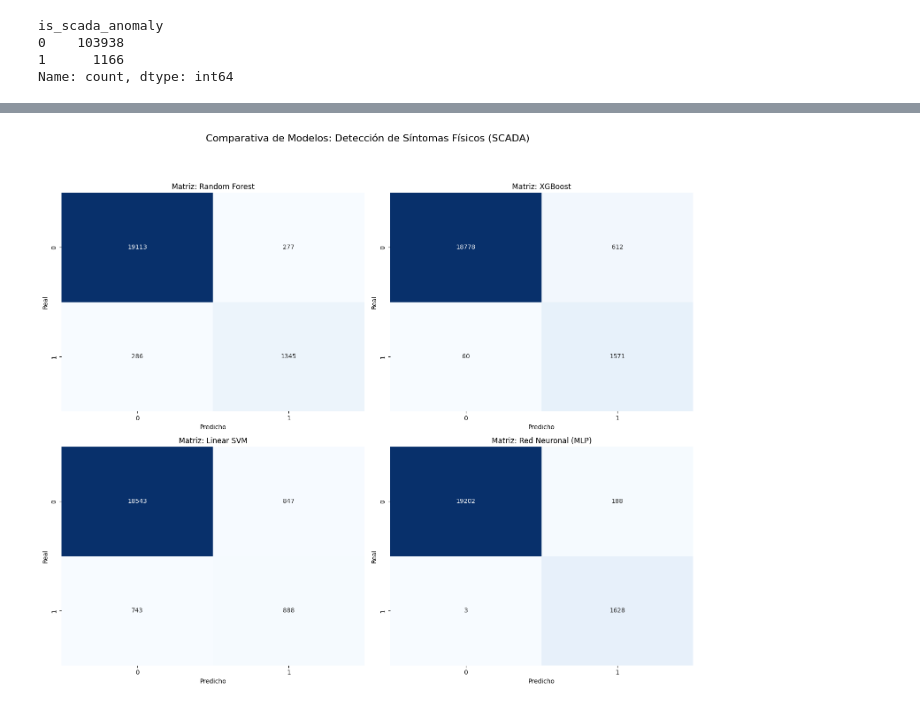
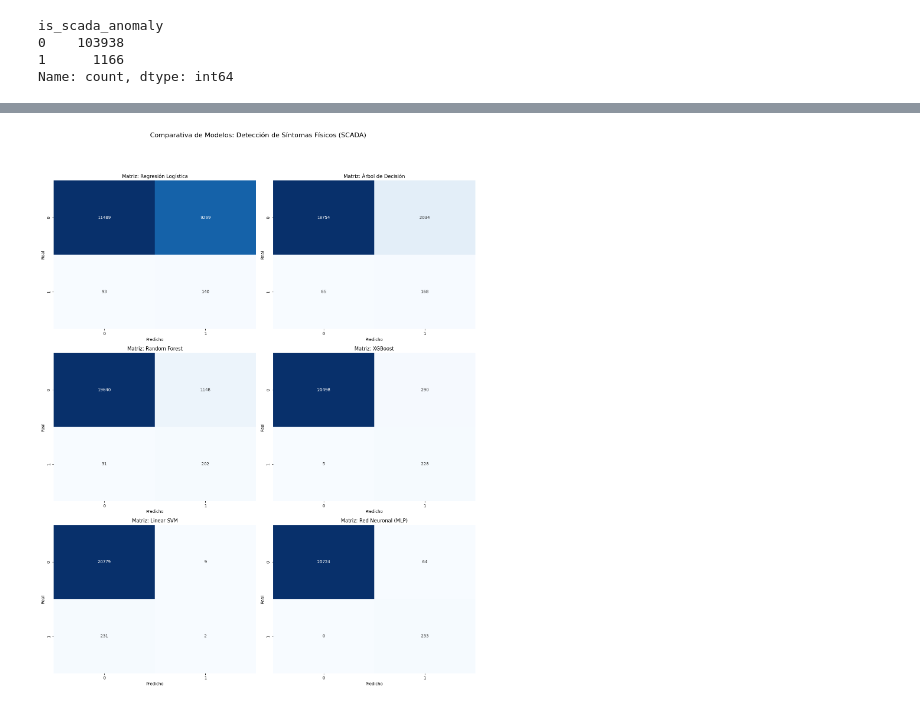
Before and after one commit to BryanInche/27.tfm_enagas_ia, a Jupyter notebook: notebooks/04_Modelado_Supervisado.ipynb, the cells around one changed output, grey strips where cells are left out. Cells and saved outputs as stored; diff of their text form; code cells hidden in the pictures.

```diff
--- a/notebooks/04_Modelado_Supervisado.ipynb
+++ b/notebooks/04_Modelado_Supervisado.ipynb
@@ -399,6 +405,7 @@ RandomForestClassifier(class_weight='balanced', max_depth=20, n_estimators=200,
                        random_state=42)
 # %%
 from sklearn.model_selection import StratifiedKFold, cross_val_score
+from sklearn.model_selection import RandomizedSearchCV
 
 def entrenar_rf(X_train, X_test, y_train, y_test, titulo):
     """
@@ -406,7 +413,7 @@ def entrenar_rf(X_train, X_test, y_train, y_test, titulo):
     """
     # Usamos class_weight='balanced' para compensar que hay pocos síntomas vs datos normales
     model = RandomForestClassifier(n_estimators=200,
-                                    max_depth=20,
+                                    max_depth=10,
                                     min_samples_split=2,
                                     random_state=42,
                                     class_weight='balanced')
@@ -417,6 +424,11 @@ def entrenar_rf(X_train, X_test, y_train, y_test, titulo):
     # 3. Ejecutamos la Validación Cruzada (¡SOLO en X_train!)
     # Usamos scoring='f1' porque es mejor que accuracy para detectar fallos
     resultados_cv = cross_val_score(model, X_train, y_train, cv=kfold_validacion, scoring='f1')
+
+
+    # Agregamos los cálculos para Precision y Recall en los folds
+    #prec_cv = cross_val_score(model, X_train, y_train, cv=kfold_validacion, scoring='precision')
+    #rec_cv = cross_val_score(model, X_train, y_train, cv=kfold_validacion, scoring='recall')
 
     model.fit(X_train, y_train)
     y_pred = model.predict(X_test)
@@ -432,7 +444,7 @@ def entrenar_rf(X_train, X_test, y_train, y_test, titulo):
     print(">> 2. EVALUACIÓN FINAL EN SET DE TEST (Datos nunca vistos) <<")
     print(classification_report(y_test, y_pred))
 
-    return model, y_pred
+    return model, y_pred  # , prec_cv, rec_cv
 # %% [markdown]
 ### B. Tuning: XGBoost
 # %%
@@ -471,14 +483,15 @@ XGBClassifier(base_score=None, booster=None, callbacks=None,
               n_jobs=None, num_parallel_tree=None, ...)
 # %%
 from xgboost import XGBClassifier
+
 
 def entrenar_xgboost(X_train, X_test, y_train, y_test):
     # Calculamos el peso para balancear la clase minoritaria
     ratio = (len(y_train) - sum(y_train)) / sum(y_train)
 
     model = XGBClassifier(n_estimators=100,
-                          learning_rate=0.05,
-                          max_depth=3,
+                          learning_rate=0.1,
+                          max_depth=6,
                           subsample=0.8,
                           #scale_pos_weight=1,# Cuando no se usa balanced
                            random_state=42,
@@ -534,13 +547,15 @@ CalibratedClassifierCV(estimator=LinearSVC(C=10, class_weight='balanced',
 from sklearn.svm import LinearSVC
 from sklearn.calibration import CalibratedClassifierCV
 
+
+
 def entrenar_svm(X_train, X_test, y_train, y_test):
     # 1. Definimos el modelo lineal rápido
     # 'dual=False' se recomienda cuando el número de muestras es mayor al de variables
-    base_svc = LinearSVC(C=10,
+    base_svc = LinearSVC(C=1,
                          loss='squared_hinge',
                          random_state=42,
-                         max_iter=2000,
+                         max_iter=1500,
                          dual=False,
                         class_weight='balanced')
 
@@ -966,4 +1042,8 @@ Distribución tras SMOTE: [77560 38780]
 # %%
+# Regresion Logistica y arbol de decision
+model_lr, pred_lr   = entrenar_lr(X_train_scaled, X_test_scaled, y_train, y_test)
+model_dt, pred_dt   = entrenar_dt(X_train_scaled, X_test_scaled, y_train, y_test)
+
 # Random Forest y XGBoost pueden usar los datos escalados sin problemas
 model_rf, pred_rf = entrenar_rf(X_train_res, X_test_scaled, y_train_res, y_test, "RANDOM FOREST")
 model_xgb, pred_xgb = entrenar_xgboost(X_train_res, X_test_scaled, y_train_res, y_test)
@@ -976,34 +1072,36 @@ NameError: name 'entrenar_rf' is not defined
 # %%
 # --- Visualización de la Competencia ---
 import seaborn as sns
 from sklearn.metrics import confusion_matrix
 import matplotlib.pyplot as plt
 
 # 1. Definición de la Función
 def plot_confusion_en_eje(y_real, y_pred, titulo, ax_obj):
     """
     Dibuja la matriz de confusión en un eje específico del subplot.
     """
     cm = confusion_matrix(y_real, y_pred)
     sns.heatmap(cm, annot=True, fmt='d', cmap='Blues', ax=ax_obj, cbar=False)
     ax_obj.set_title(f'Matriz: {titulo}')
     ax_obj.set_ylabel('Real')
     ax_obj.set_xlabel('Predicho')
 
 # 2. Visualización de la Competencia
 # --- Visualización de la Competencia (Target: SCADA) ---
-fig, ax = plt.subplots(2, 2, figsize=(15, 12)) # Cambiado a 4 columnas
+fig, ax = plt.subplots(3, 2, figsize=(15, 18))# Cambiado a 4 columnas
 
 # APLANAMOS el array para acceder como ax_flat[0], [1], [2], [3]
 ax_flat = ax.flatten()
 
-plot_confusion_en_eje(y_test, pred_rf, "Random Forest", ax_flat[0])
-plot_confusion_en_eje(y_test, pred_xgb, "XGBoost", ax_flat[1])
-plot_confusion_en_eje(y_test, pred_svm, "Linear SVM", ax_flat[2])
-plot_confusion_en_eje(y_test, pred_nn, "Red Neuronal (MLP)", ax_flat[3])
+plot_confusion_en_eje(y_test, pred_lr, "Regresión Logística", ax_flat[0])
+plot_confusion_en_eje(y_test, pred_dt, "Árbol de Decisión", ax_flat[1])
+plot_confusion_en_eje(y_test, pred_rf, "Random Forest", ax_flat[2])
+plot_confusion_en_eje(y_test, pred_xgb, "XGBoost", ax_flat[3])
+plot_confusion_en_eje(y_test, pred_svm, "Linear SVM", ax_flat[4])
+plot_confusion_en_eje(y_test, pred_nn, "Red Neuronal (MLP)", ax_flat[5])
 
 plt.suptitle('Comparativa de Modelos: Detección de Síntomas Físicos (SCADA)', fontsize=16, y=1.05)
 plt.tight_layout()
 plt.show()
 # %% [output]
-[figure, old version]
+[figure, new version]
```
Also changed, not shown: parts of 21 cells of this notebook.
